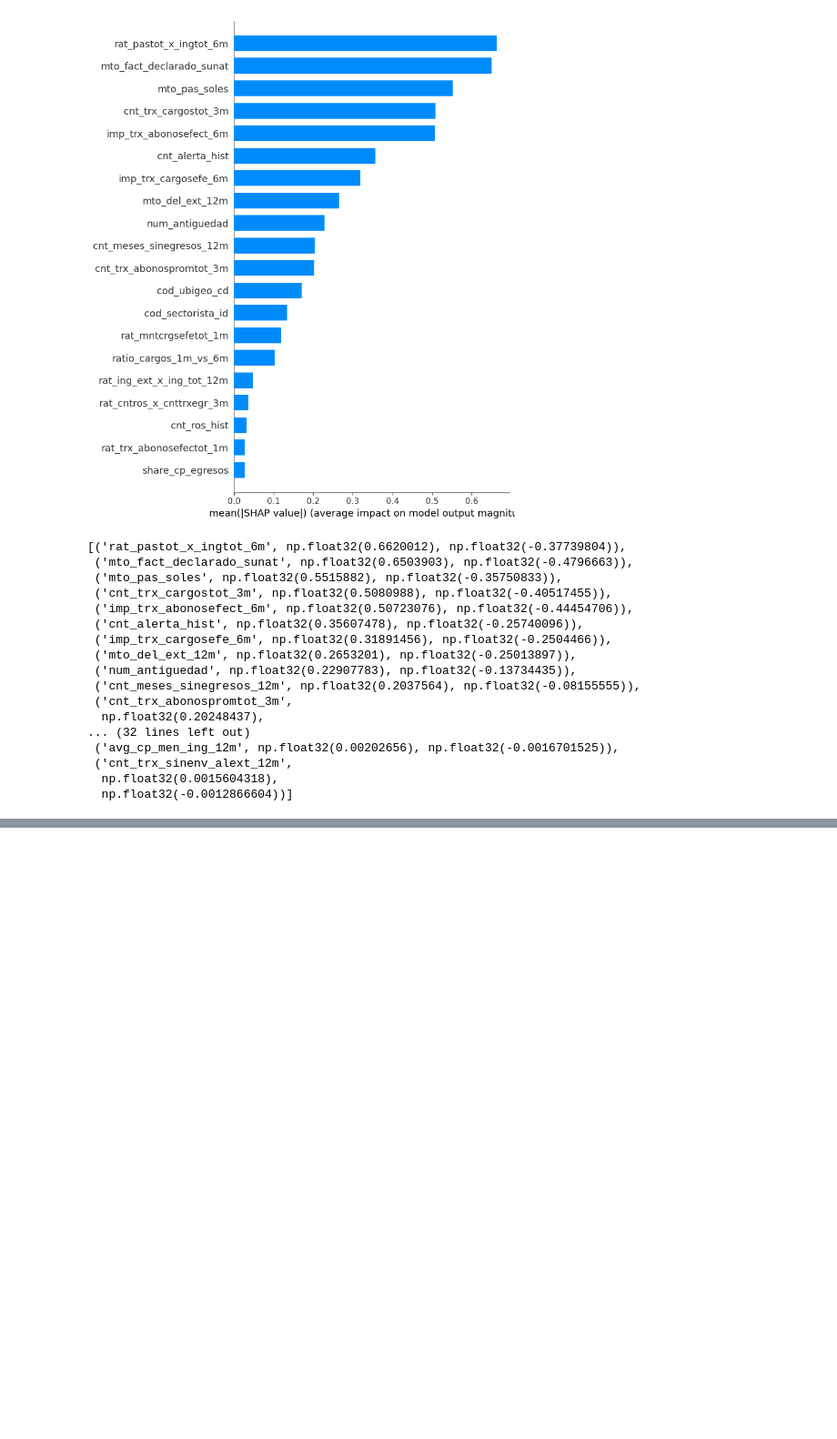
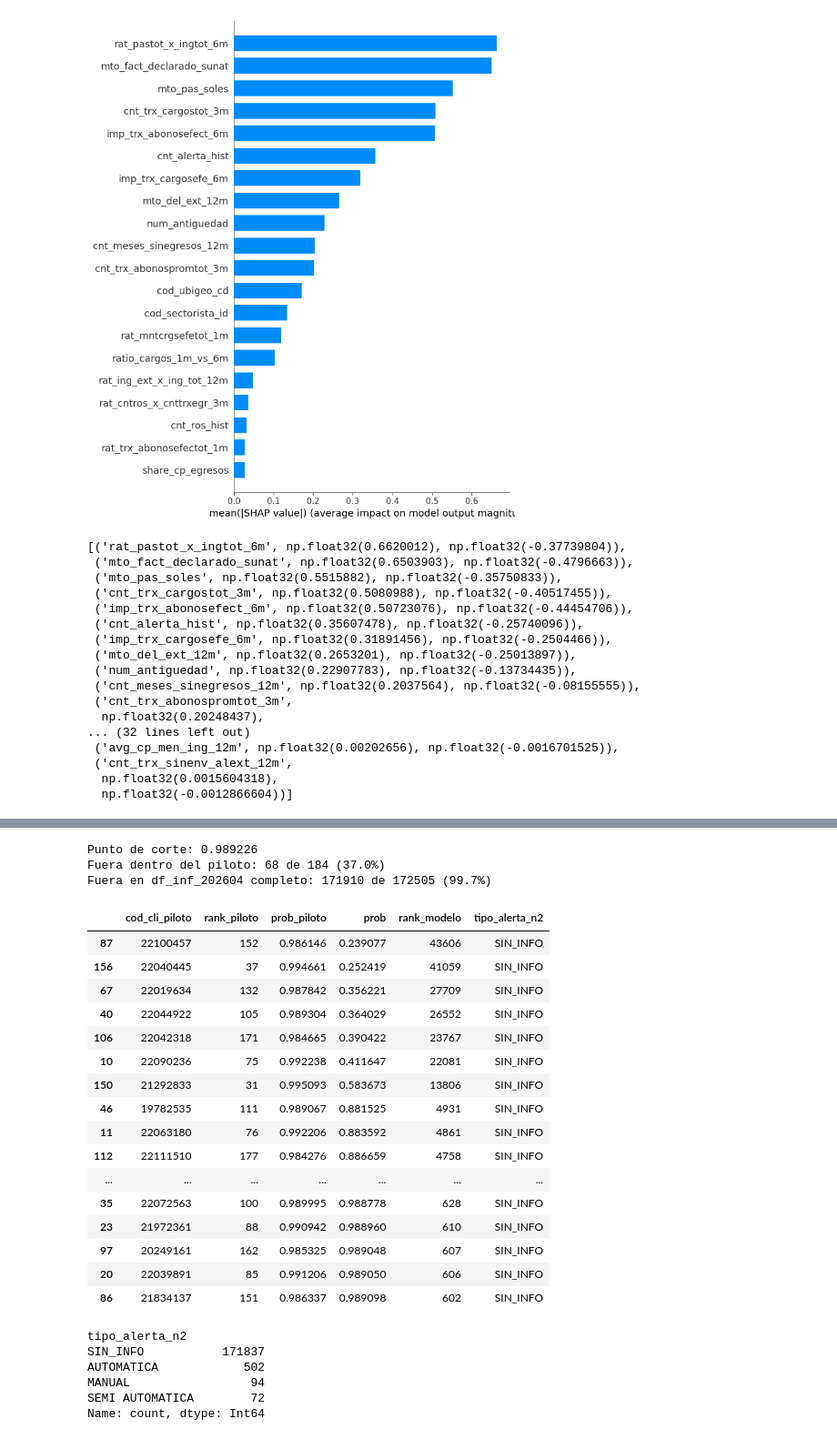
Before and after one commit to sentiherna/Interbank, a Jupyter notebook: PLAFT/Desarrollo/Minorista_regulado/Train/3.VALIDACION_TOTAL.ipynb, the cells around one changed output, grey strips where cells are left out. Shown at 91% size. Saved outputs shown, nothing was run; the diff lists cells and outputs as text; code cells hidden in the pictures; blank space fills up the shorter version.

```diff
--- a/PLAFT/Desarrollo/Minorista_regulado/Train/3.VALIDACION_TOTAL.ipynb
+++ b/PLAFT/Desarrollo/Minorista_regulado/Train/3.VALIDACION_TOTAL.ipynb
@@ -1386,0 +2001,65 @@ print("▶ Copiar a §13.4 (Train), §13.5 (Validation), §13.6 (Test) del docum
+# %%
+# ============================================================
+# Casos fuera con punto de corte
+# ============================================================
+
+PUNTO_CORTE_ACTUAL = 0.989226
+
+# Universo del piloto cruzado contra el nuevo modelo.
+fuera_piloto = df_comparacion_orden[
+    df_comparacion_orden['prob'] < PUNTO_CORTE_ACTUAL
+].copy()
+
+# Universo completo de df_inf_202604.
+fuera_universo = df_inf_202604[
+    df_inf_202604['prob'] < PUNTO_CORTE_ACTUAL
+].copy()
+
+print(f"Punto de corte: {PUNTO_CORTE_ACTUAL:.6f}")
+print(
+    f"Fuera dentro del piloto: {len(fuera_piloto)} de "
+    f"{len(df_comparacion_orden)} "
+    f"({len(fuera_piloto) / len(df_comparacion_orden):.1%})"
+)
+print(
+    f"Fuera en df_inf_202604 completo: {len(fuera_universo)} de "
+    f"{len(df_inf_202604)} "
+    f"({len(fuera_universo) / len(df_inf_202604):.1%})"
+)
+
+fuera_piloto[
+    [
+        'cod_cli_piloto', 'rank_piloto', 'prob_piloto',
+        'prob', 'rank_modelo', 'tipo_alerta_n2'
+    ]
+].sort_values('prob')
+# %% [output]
+Punto de corte: 0.989226
+Fuera dentro del piloto: 68 de 184 (37.0%)
+Fuera en df_inf_202604 completo: 171910 de 172505 (99.7%)
+|  | cod_cli_piloto | rank_piloto | prob_piloto | prob | rank_modelo | tipo_alerta_n2 |
+| 87 | 22100457 | 152 | 0.986146 | 0.239077 | 43606 | SIN_INFO |
+| 156 | 22040445 | 37 | 0.994661 | 0.252419 | 41059 | SIN_INFO |
+| 67 | 22019634 | 132 | 0.987842 | 0.356221 | 27709 | SIN_INFO |
+| 40 | 22044922 | 105 | 0.989304 | 0.364029 | 26552 | SIN_INFO |
+| 106 | 22042318 | 171 | 0.984665 | 0.390422 | 23767 | SIN_INFO |
+| 10 | 22090236 | 75 | 0.992238 | 0.411647 | 22081 | SIN_INFO |
+| 150 | 21292833 | 31 | 0.995093 | 0.583673 | 13806 | SIN_INFO |
+| 46 | 19782535 | 111 | 0.989067 | 0.881525 | 4931 | SIN_INFO |
+| 11 | 22063180 | 76 | 0.992206 | 0.883592 | 4861 | SIN_INFO |
+| 112 | 22111510 | 177 | 0.984276 | 0.886659 | 4758 | SIN_INFO |
+| ... | ... | ... | ... | ... | ... | ... |
+| 35 | 22072563 | 100 | 0.989995 | 0.988778 | 628 | SIN_INFO |
+| 23 | 21972361 | 88 | 0.990942 | 0.988960 | 610 | SIN_INFO |
+| 97 | 20249161 | 162 | 0.985325 | 0.989048 | 607 | SIN_INFO |
+| 20 | 22039891 | 85 | 0.991206 | 0.989050 | 606 | SIN_INFO |
+| 86 | 21834137 | 151 | 0.986337 | 0.989098 | 602 | SIN_INFO |
+# %%
+print(df_inf_202604['tipo_alerta_n2'].value_counts(dropna=False))
+# %% [output]
+tipo_alerta_n2
+SIN_INFO           171837
+AUTOMATICA            502
+MANUAL                 94
+SEMI AUTOMATICA        72
+Name: count, dtype: Int64
```
Also changed, not shown: parts of 26 cells of this notebook, 9 other files.
